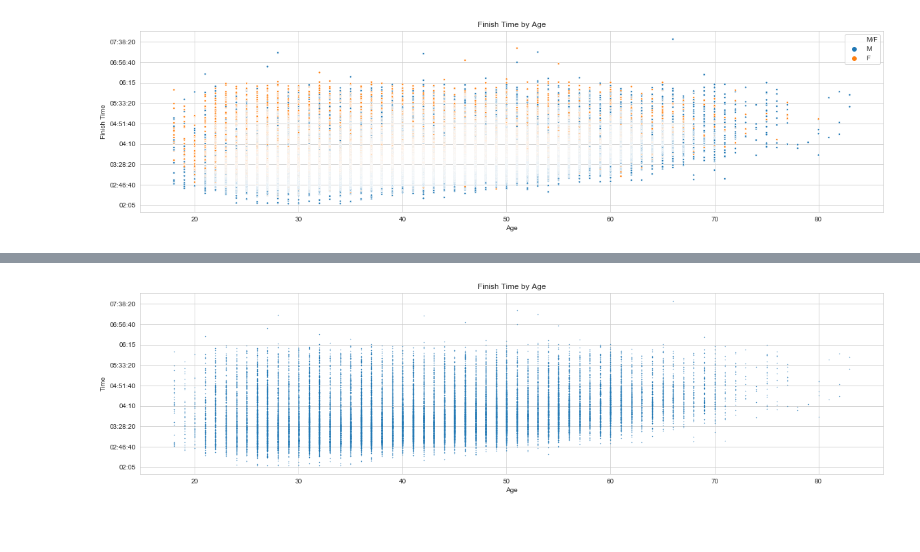
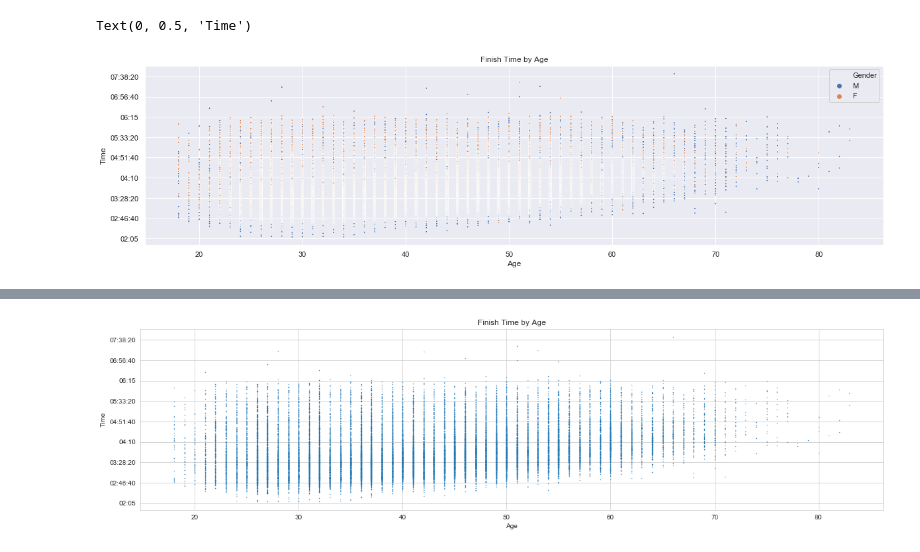
Before and after one commit to erinmarieanderson/nss-capstone, a Jupyter notebook: notebooks/bos_19_EDA_charts.ipynb, the cells around one changed output, grey strips where cells are left out. Saved outputs shown, nothing was run; the diff lists cells and outputs as text; code cells hidden in the pictures.

```diff
--- a/notebooks/bos_19_EDA_charts.ipynb
+++ b/notebooks/bos_19_EDA_charts.ipynb
@@ -27,11 +27,15 @@ Index(['Bib', 'Name', 'Age', 'M/F', 'City', 'State', 'Country', 'Citizen',
       dtype='object')
 # %%
 #use
+sns.set(style="darkgrid")
+
 plt.figure(figsize=(20,5))
-ax = sns.scatterplot(x="Age", y="Official_Time", hue="M/F",
-                     data=bos_19, s=10)
+ax = sns.scatterplot(x="Age", y="Official_Time", hue="Gender",
+                     data=bos_19, s=8)
 plt.title('Finish Time by Age')
 plt.xlabel('Age')
-plt.ylabel('Finish Time');
+plt.ylabel('Time')
+#plt.savefig('finishbyage.png');
 # %% [output]
+Text(0, 0.5, 'Time')
-[figure, old version]
+[figure, new version]
```
Also changed, not shown: parts of 7 cells of this notebook, 23 other files.
